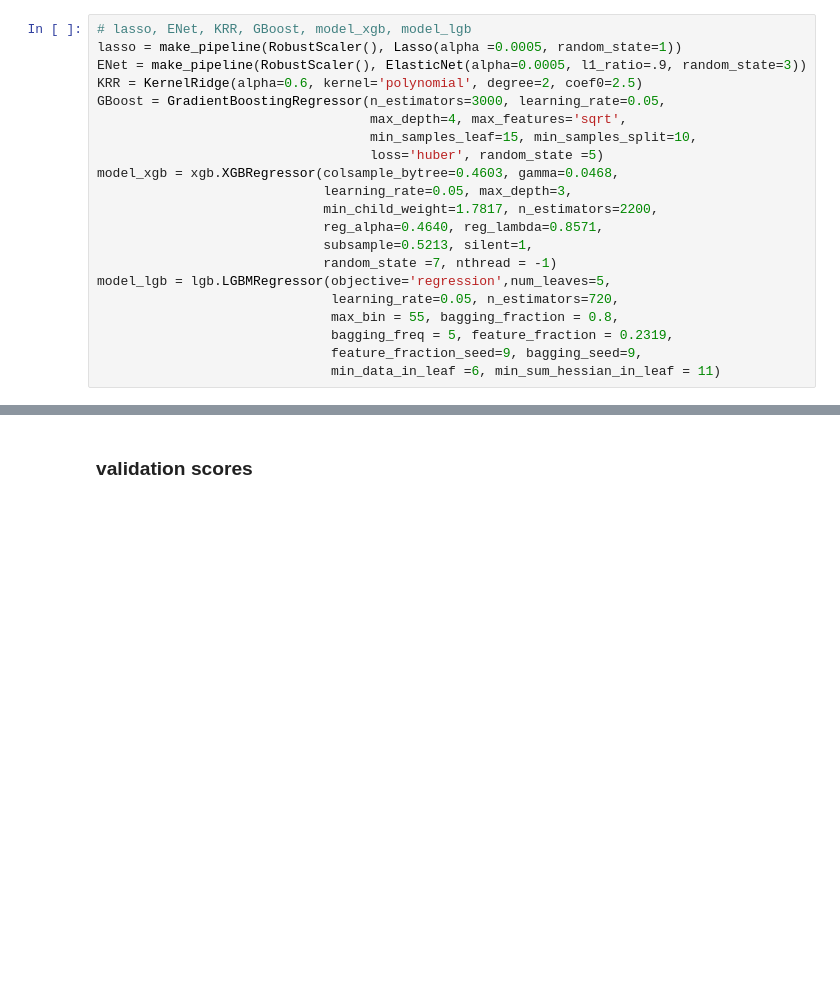
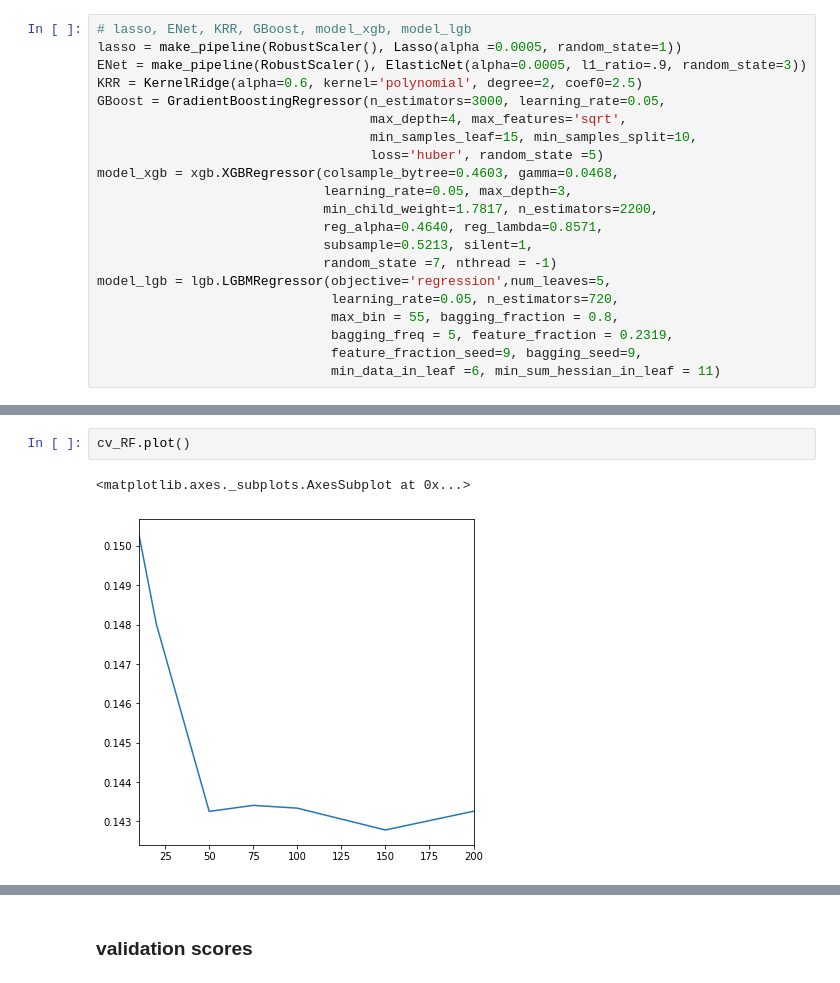
Before and after one commit to JK558/house-price-prediction, a Jupyter notebook: house_price_JK.ipynb, the cells around one changed output, grey strips where cells are left out. Saved outputs shown, nothing was run; the diff lists cells and outputs as text; blank space fills up the shorter version.

```diff
--- a/house_price_JK.ipynb
+++ b/house_price_JK.ipynb
@@ -519,0 +663,5 @@ model_lgb = lgb.LGBMRegressor(objective='regression',num_leaves=5,
+# %%
+cv_RF.plot()
+# %% [output]
+<matplotlib.axes._subplots.AxesSubplot at 0x...>
+[figure, added]
```
Also changed, not shown: parts of 83 cells of this notebook.
